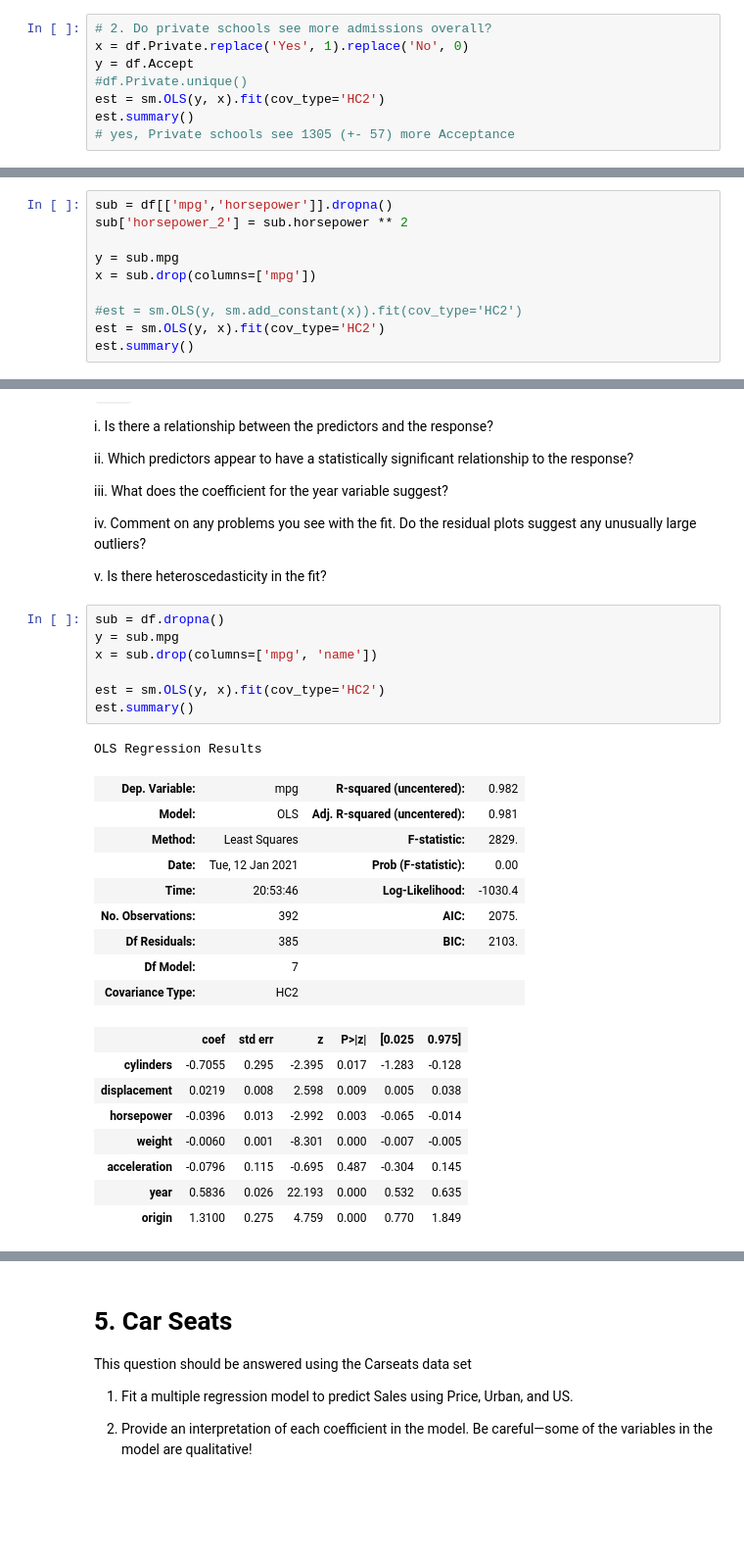
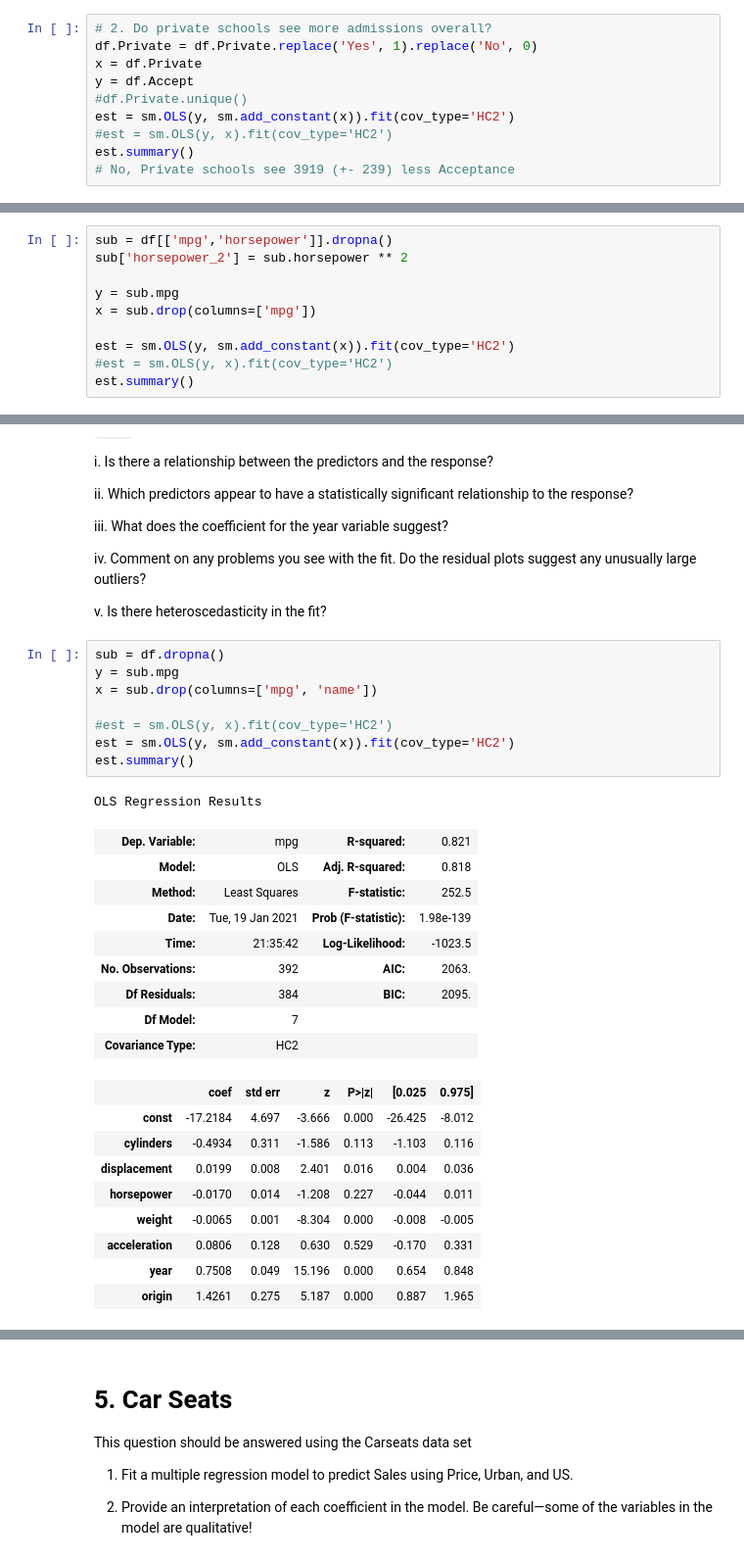
Before and after one commit to cb-ds-1/m3-2-regression-interpretation, a Jupyter notebook: workshop.ipynb, the cells around one changed output, grey strips where cells are left out. Shown at 98% size. Drawn from its saved outputs; the diff is of its cells as text; blank space fills up the shorter version.

```diff
--- a/workshop.ipynb
+++ b/workshop.ipynb
@@ -75,10 +109,12 @@ sns.lmplot(x="Top25perc", y="Top10perc", data=df, order=2)
 # %%
 # 2. Do private schools see more admissions overall?
-x = df.Private.replace('Yes', 1).replace('No', 0)
+df.Private = df.Private.replace('Yes', 1).replace('No', 0)
+x = df.Private
 y = df.Accept
 #df.Private.unique()
-est = sm.OLS(y, x).fit(cov_type='HC2')
+est = sm.OLS(y, sm.add_constant(x)).fit(cov_type='HC2')
+#est = sm.OLS(y, x).fit(cov_type='HC2')
 est.summary()
-# yes, Private schools see 1305 (+- 57) more Acceptance
+# No, Private schools see 3919 (+- 239) less Acceptance
 # %% [output]
 OLS Regression Results
@@ -126,8 +166,8 @@ sub['horsepower_2'] = sub.horsepower ** 2
 y = sub.mpg
 x = sub.drop(columns=['mpg'])
 
-#est = sm.OLS(y, sm.add_constant(x)).fit(cov_type='HC2')
-est = sm.OLS(y, x).fit(cov_type='HC2')
+est = sm.OLS(y, sm.add_constant(x)).fit(cov_type='HC2')
+#est = sm.OLS(y, x).fit(cov_type='HC2')
 est.summary()
 # %% [output]
 OLS Regression Results
@@ -197,26 +240,28 @@ v. Is there heteroscedasticity in the fit?
 # %%
 sub = df.dropna()
 y = sub.mpg
 x = sub.drop(columns=['mpg', 'name'])
 
-est = sm.OLS(y, x).fit(cov_type='HC2')
+#est = sm.OLS(y, x).fit(cov_type='HC2')
+est = sm.OLS(y, sm.add_constant(x)).fit(cov_type='HC2')
 est.summary()
 # %% [output]
 OLS Regression Results
-| Dep. Variable: | mpg | R-squared (uncentered): | 0.982 |
-| Model: | OLS | Adj. R-squared (uncentered): | 0.981 |
-| Method: | Least Squares | F-statistic: | 2829. |
-| Date: | Tue, 12 Jan 2021 | Prob (F-statistic): | 0.00 |
-| Time: | 20:53:46 | Log-Likelihood: | -1030.4 |
-| No. Observations: | 392 | AIC: | 2075. |
-| Df Residuals: | 385 | BIC: | 2103. |
+| Dep. Variable: | mpg | R-squared: | 0.821 |
+| Model: | OLS | Adj. R-squared: | 0.818 |
+| Method: | Least Squares | F-statistic: | 252.5 |
+| Date: | Tue, 19 Jan 2021 | Prob (F-statistic): | 1.98e-139 |
+| Time: | 21:35:42 | Log-Likelihood: | -1023.5 |
+| No. Observations: | 392 | AIC: | 2063. |
+| Df Residuals: | 384 | BIC: | 2095. |
 | Df Model: | 7 |  |  |
 | Covariance Type: | HC2 |  |  |
 |  | coef | std err | z | P>|z| | [0.025 | 0.975] |
-| cylinders | -0.7055 | 0.295 | -2.395 | 0.017 | -1.283 | -0.128 |
-| displacement | 0.0219 | 0.008 | 2.598 | 0.009 | 0.005 | 0.038 |
-| horsepower | -0.0396 | 0.013 | -2.992 | 0.003 | -0.065 | -0.014 |
-| weight | -0.0060 | 0.001 | -8.301 | 0.000 | -0.007 | -0.005 |
-| acceleration | -0.0796 | 0.115 | -0.695 | 0.487 | -0.304 | 0.145 |
-| year | 0.5836 | 0.026 | 22.193 | 0.000 | 0.532 | 0.635 |
-| origin | 1.3100 | 0.275 | 4.759 | 0.000 | 0.770 | 1.849 |
+| const | -17.2184 | 4.697 | -3.666 | 0.000 | -26.425 | -8.012 |
+| cylinders | -0.4934 | 0.311 | -1.586 | 0.113 | -1.103 | 0.116 |
+| displacement | 0.0199 | 0.008 | 2.401 | 0.016 | 0.004 | 0.036 |
+| horsepower | -0.0170 | 0.014 | -1.208 | 0.227 | -0.044 | 0.011 |
+| weight | -0.0065 | 0.001 | -8.304 | 0.000 | -0.008 | -0.005 |
+| acceleration | 0.0806 | 0.128 | 0.630 | 0.529 | -0.170 | 0.331 |
+| year | 0.7508 | 0.049 | 15.196 | 0.000 | 0.654 | 0.848 |
+| origin | 1.4261 | 0.275 | 5.187 | 0.000 | 0.887 | 1.965 |
```
Also changed, not shown: parts of 22 cells of this notebook.
